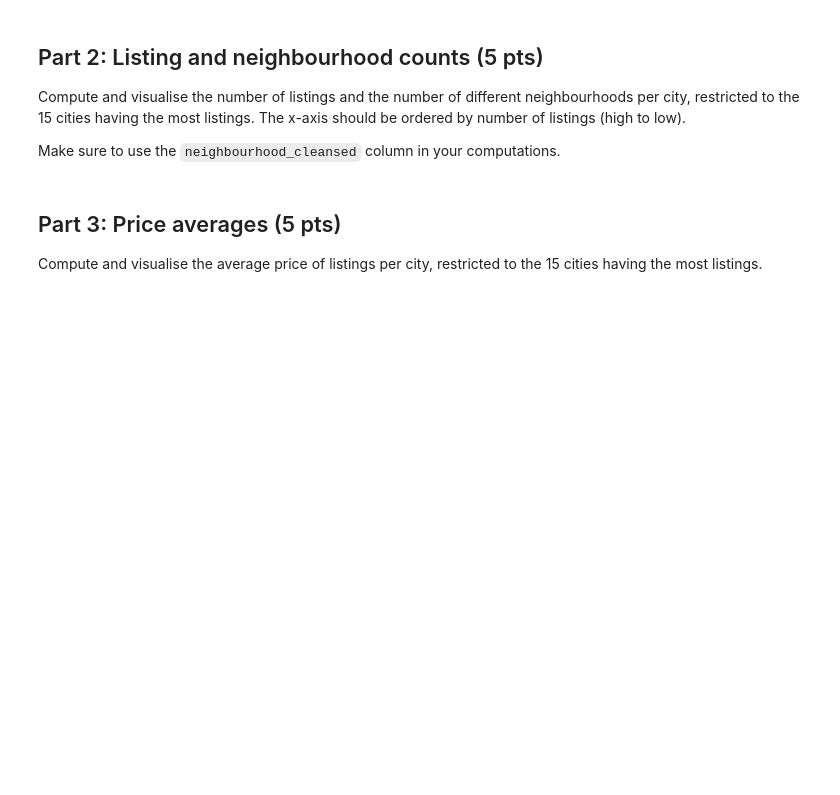
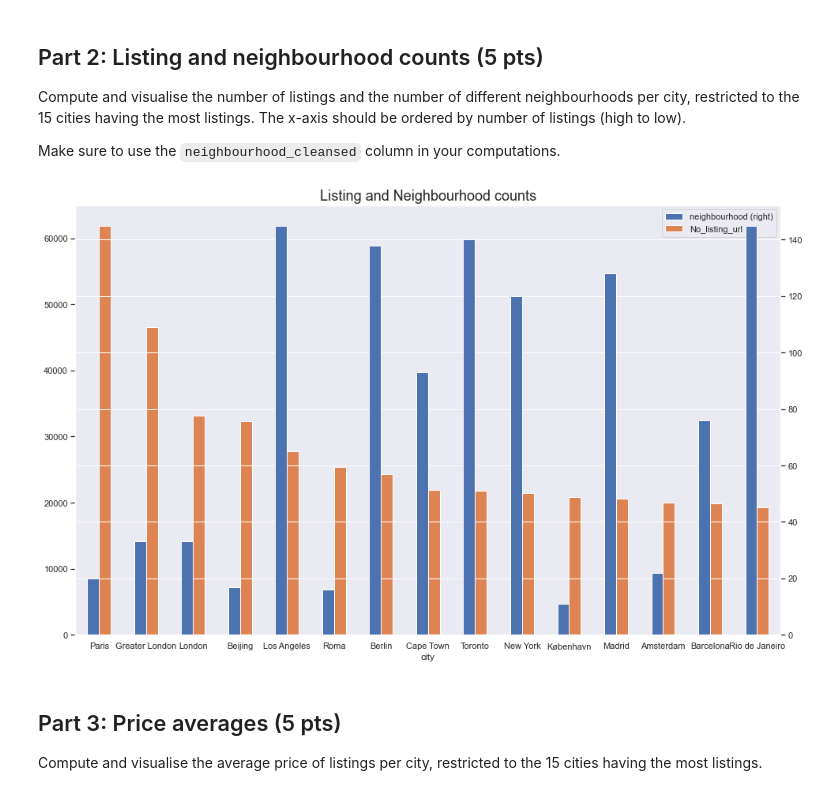
Before and after one commit to georgezefko/02807_Computational_tools_for_DS, a Jupyter notebook: 02807_Project_2.ipynb, the cells around one changed output. Cells and saved outputs as stored; diff of their text form; code cells hidden in the pictures; blank space fills up the shorter version.

```diff
--- a/02807_Project_2.ipynb
+++ b/02807_Project_2.ipynb
@@ -281,17 +266,17 @@ Make sure to use the `neighbourhood_cleansed` column in your computations.
 # %%
 # your code goes here
 listings = df_listings_analysis.groupBy('city') \
                                .agg(F.countDistinct('neighbourhood_cleansed').alias('neighbourhood'),F.count('listing_url').alias('No_listing_url')) \
                                .sort(F.desc(F.count('listing_url'))) \
                                .limit(15).toPandas() \
                                .set_index('city')
 
 #plot the counts
 _ = listings.plot( kind= 'bar' , secondary_y= 'neighbourhood' , rot= 0 ,figsize=(16,10))
-_.set_xlabel("City")
-_.set_ylabel("Number of listings")
 plt.title('Listing and Neighbourhood counts',fontsize=18)
 plt.show()
+# %% [output]
+[figure, added]
 # %% [markdown]
 ## Part 3: Price averages (5 pts)
 
```
Also changed, not shown: parts of 52 cells of this notebook.
